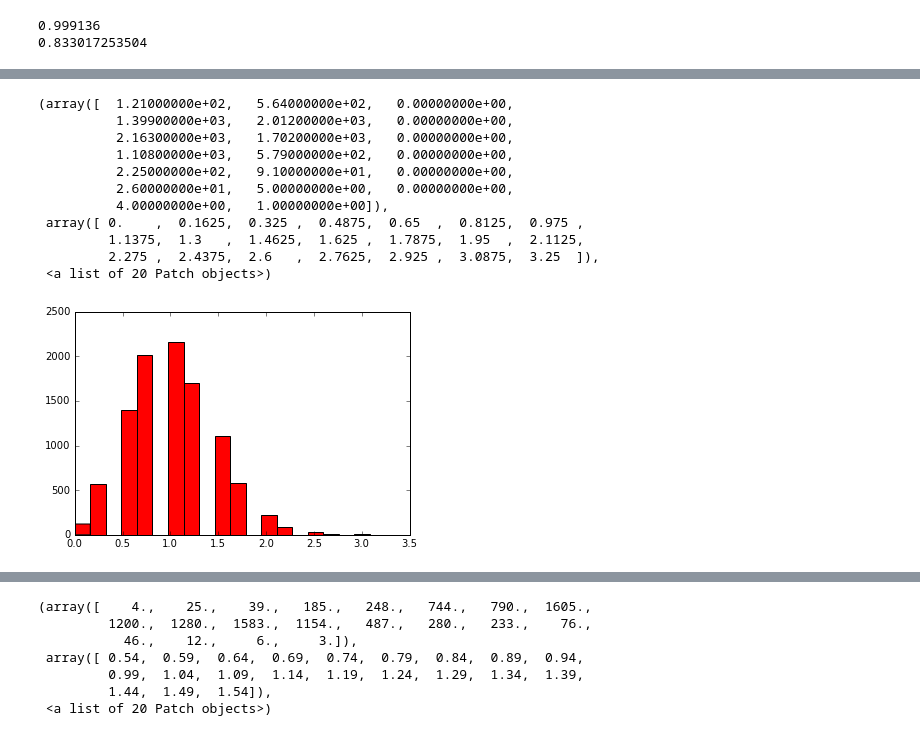
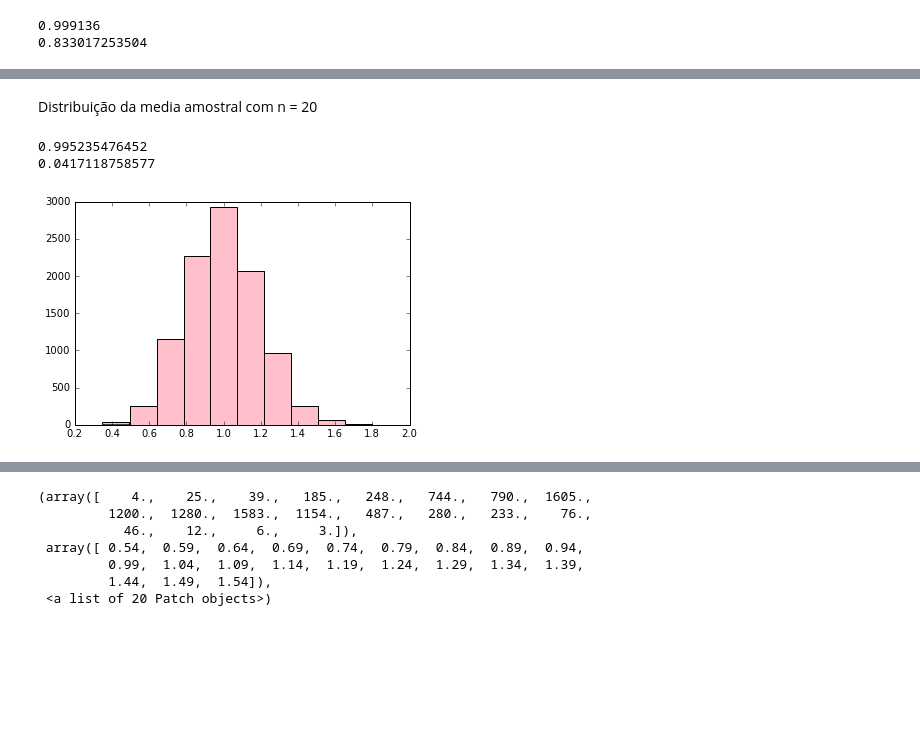
Before and after one commit to brunodratcu/CD_nao_bugado, a Jupyter notebook: MiniProjeto2/miniprojeto2.ipynb, the cells around one changed output, grey strips where cells are left out. Cells and saved outputs as stored; diff of their text form; code cells hidden in the pictures; blank space fills up the shorter version.

```diff
--- a/MiniProjeto2/miniprojeto2.ipynb
+++ b/MiniProjeto2/miniprojeto2.ipynb
@@ -74,18 +121,21 @@ for i in range(10000):
-# %%
-plt.hist(medias, bins=20, color="red")
-# %% [output]
-(array([  1.21000000e+02,   5.64000000e+02,   0.00000000e+00,
-          1.39900000e+03,   2.01200000e+03,   0.00000000e+00,
-          2.16300000e+03,   1.70200000e+03,   0.00000000e+00,
-          1.10800000e+03,   5.79000000e+02,   0.00000000e+00,
-          2.25000000e+02,   9.10000000e+01,   0.00000000e+00,
-          2.60000000e+01,   5.00000000e+00,   0.00000000e+00,
-          4.00000000e+00,   1.00000000e+00]),
- array([ 0.    ,  0.1625,  0.325 ,  0.4875,  0.65  ,  0.8125,  0.975 ,
-         1.1375,  1.3   ,  1.4625,  1.625 ,  1.7875,  1.95  ,  2.1125,
-         2.275 ,  2.4375,  2.6   ,  2.7625,  2.925 ,  3.0875,  3.25  ]),
- <a list of 20 Patch objects>)
-[figure, removed]
+# %% [markdown]
+Distribuição da media amostral com n = 20
+# %%
+valor_media = []
+for i in range(0,10001):
+    random = np.random.choice(populacao,20)
+    valor_media.append(np.mean(random))
+
+plt.hist(valor_media, color="pink")
+media3 = np.mean(valor_media)
+vari3 = (np.std(valor_media)**2)
+
+print(media3)
+print(vari3)
+# %% [output]
+0.995235476452
+0.0417118758577
+[figure, added]
 # %%
 n = 20
 
```
Also changed, not shown: parts of 12 cells of this notebook.
